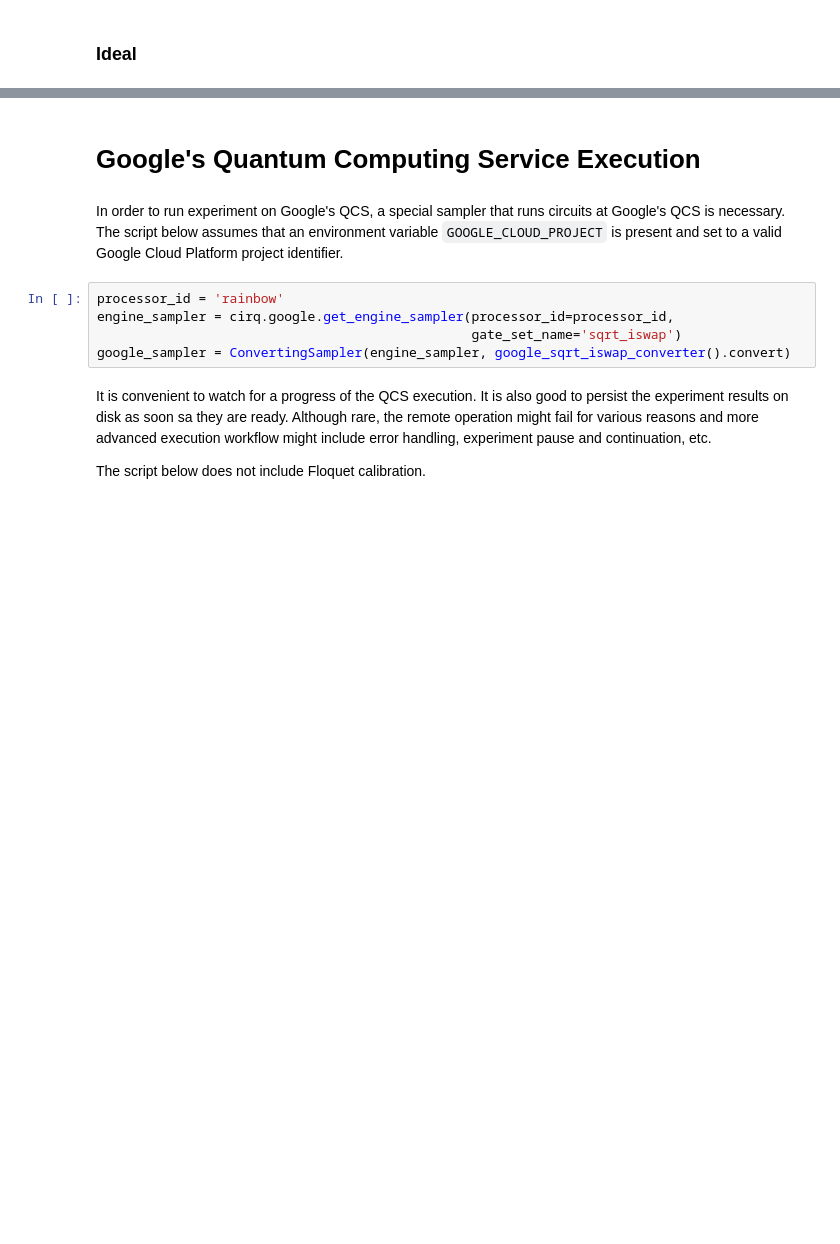
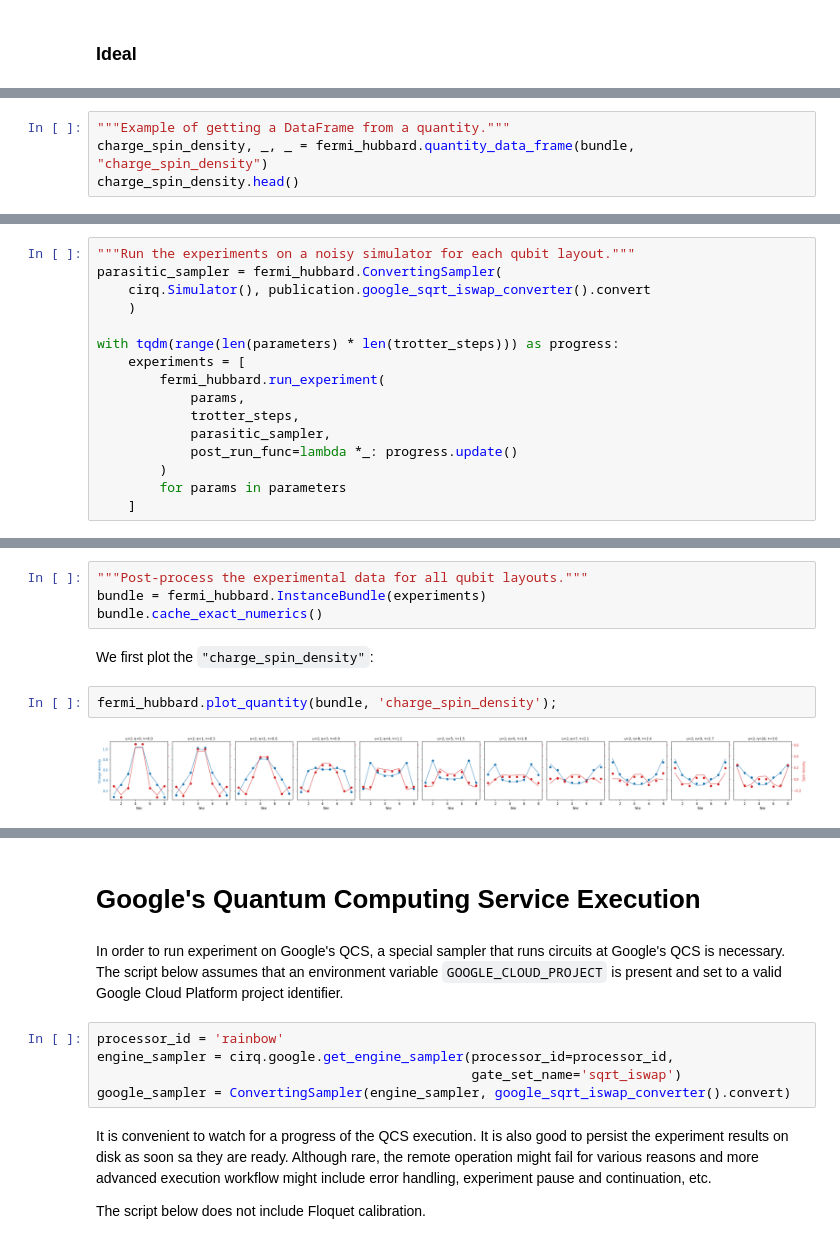
Before and after one commit to quantumlib/ReCirq, a Jupyter notebook: docs/fermi_hubbard/experiment_example.ipynb, the cells around one changed output, grey strips where cells are left out. Saved outputs shown, nothing was run; the diff lists cells and outputs as text; blank space fills up the shorter version.

```diff
--- a/docs/fermi_hubbard/experiment_example.ipynb
+++ b/docs/fermi_hubbard/experiment_example.ipynb
@@ -146,0 +291,4 @@ plot_quantity(bundle, 'charge_spin_spreading', show_std_error=True);
+# %%
+"""Example of getting a DataFrame from a quantity."""
+charge_spin_density, _, _ = fermi_hubbard.quantity_data_frame(bundle, "charge_spin_density")
+charge_spin_density.head()
@@ -146,0 +322,16 @@ plot_quantity(bundle, 'charge_spin_spreading', show_std_error=True);
+# %%
+"""Run the experiments on a noisy simulator for each qubit layout."""
+parasitic_sampler = fermi_hubbard.ConvertingSampler(
+    cirq.Simulator(), publication.google_sqrt_iswap_converter().convert
+    )
+
+with tqdm(range(len(parameters) * len(trotter_steps))) as progress:
+    experiments = [
+        fermi_hubbard.run_experiment(
+            params,
+            trotter_steps,
+            parasitic_sampler,
+            post_run_func=lambda *_: progress.update()
+        )
+        for params in parameters
+    ]
@@ -146,0 +340,10 @@ plot_quantity(bundle, 'charge_spin_spreading', show_std_error=True);
+# %%
+"""Post-process the experimental data for all qubit layouts."""
+bundle = fermi_hubbard.InstanceBundle(experiments)
+bundle.cache_exact_numerics()
+# %% [markdown]
+We first plot the `"charge_spin_density"`:
+# %%
+fermi_hubbard.plot_quantity(bundle, 'charge_spin_density');
+# %% [output]
+[figure, added]
```
Also changed, not shown: parts of 92 cells of this notebook.
